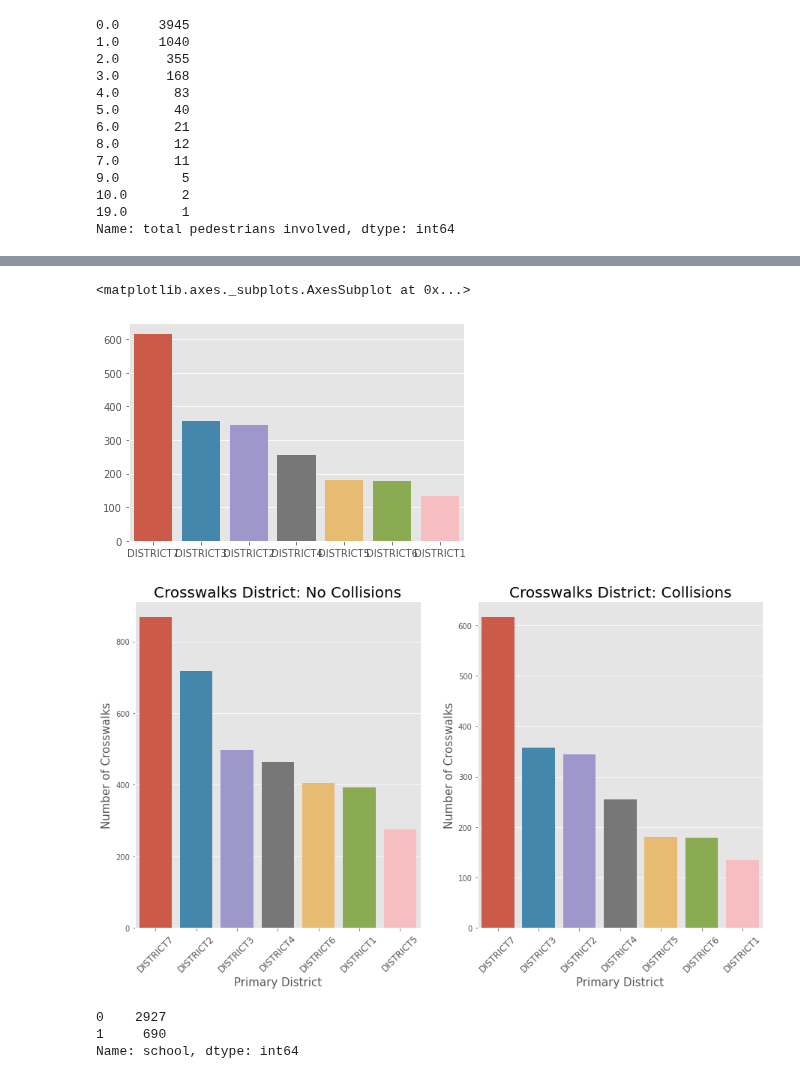
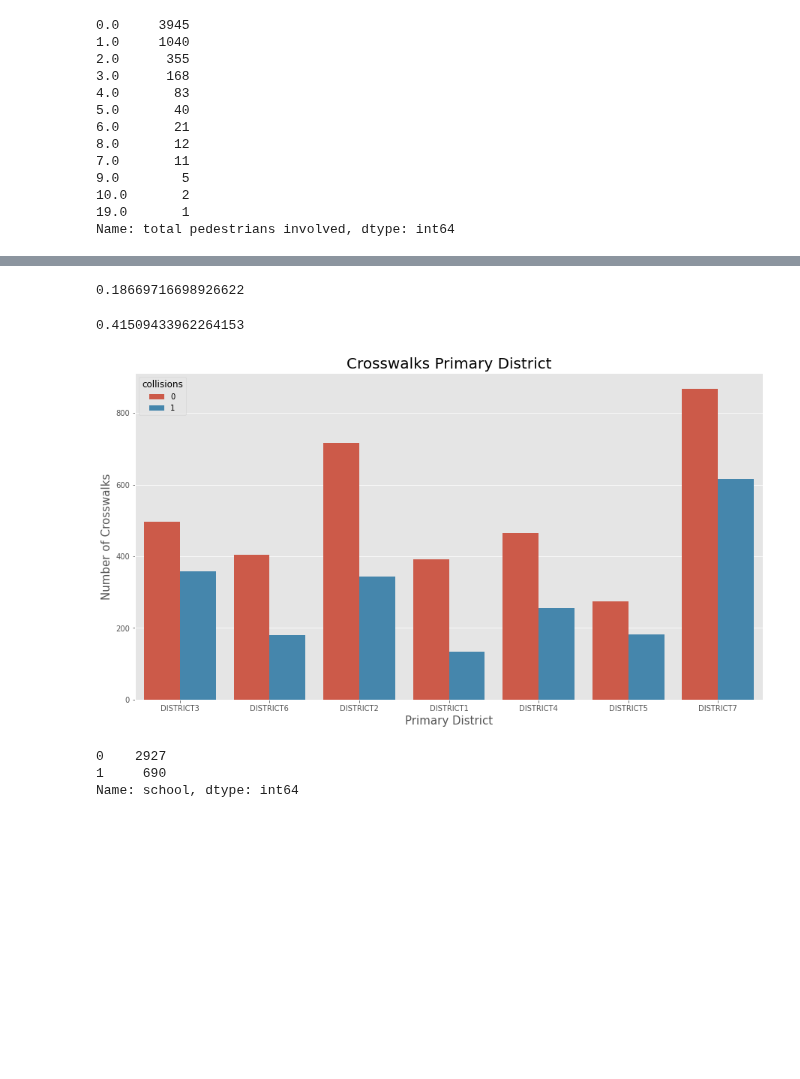
Before and after one commit to DataCircles/traffic_collisions_ml_team1, a Jupyter notebook: notebooks/cindy_severity_eda.ipynb, the cells around one changed output, grey strips where cells are left out. Cells and saved outputs as stored; diff of their text form; code cells hidden in the pictures; blank space fills up the shorter version.

Commit message:
add graphs and plots for crosswalks/circles

```diff
--- a/notebooks/cindy_severity_eda.ipynb
+++ b/notebooks/cindy_severity_eda.ipynb
@@ -375,32 +440,29 @@ xw_no = crosswalks[crosswalks['collisions'] == 0].copy()
+# %%
+1061/len(crosswalks['primarydistrictcd'])
+# %% [output]
+0.18669716698926622
+# %%
+len(crosswalks[(crosswalks['primarydistrictcd']=='DISTRICT7')& (crosswalks['collisions']==1)]) / len(crosswalks[(crosswalks['primarydistrictcd']=='DISTRICT7')])
+# %% [output]
+0.41509433962264153
 # %%
-fig, ax = plt.subplots(figsize=(10,5))
+fig, ax = plt.subplots(figsize=(15,8))
 
-sns.barplot(xw_yes['primarydistrictcd'].value_counts().index,xw_yes['primarydistrictcd'].value_counts().values)
-ax.set_title('Crosswalks Collisions: Involved Pedestrians', fontsize=20, color='black')
-ax.set_ylabel('Number of Blocks', fontsize=15)
-ax.set_xlabel('Pedestrians Involved', fontsize=15);
-axes[1].set_xticklabels(axes[1].get_xticklabels(), rotation=45, fontsize=12);
+sns.countplot(crosswalks['primarydistrictcd'],hue=crosswalks['collisions'])
+ax.set_title('Crosswalks Primary District', fontsize=20)
+ax.set_ylabel('Number of Crosswalks', fontsize=15)
+ax.set_xlabel('Primary District', fontsize=15)
+# ax.set_xticklabels(axes[0].get_xticklabels(), rotation=45, fontsize=12);
+
+# sns.barplot(xw_yes['primarydistrictcd'].value_counts().index,xw_yes['primarydistrictcd'].value_counts().values, ax=axes[1])
+# axes[1].set_title('Crosswalks District: Collisions', fontsize=20)
+# axes[1].set_ylabel('Number of Crosswalks', fontsize=15)
+# axes[1].set_xlabel('Primary District', fontsize=15)
+# axes[1].set_xticklabels(axes[1].get_xticklabels(), rotation=45, fontsize=12);
+
+# plt.savefig('../reports/figures/crosswalk_districts.png')
 # %% [output]
-<matplotlib.axes._subplots.AxesSubplot at 0x...>
-[figure, old version]
+[figure, new version]
-# %%
-fig, axes = plt.subplots(1,2,figsize=(15,8))
-
-sns.barplot(xw_no['primarydistrictcd'].value_counts().index,xw_no['primarydistrictcd'].value_counts().values, ax=axes[0])
-axes[0].set_title('Crosswalks District: No Collisions', fontsize=20)
-axes[0].set_ylabel('Number of Crosswalks', fontsize=15)
-axes[0].set_xlabel('Primary District', fontsize=15)
-axes[0].set_xticklabels(axes[0].get_xticklabels(), rotation=45, fontsize=12);
-
-sns.barplot(xw_yes['primarydistrictcd'].value_counts().index,xw_yes['primarydistrictcd'].value_counts().values, axes[1])
-axes[1].set_title('Crosswalks District: Collisions', fontsize=20)
-axes[1].set_ylabel('Number of Crosswalks', fontsize=15)
-axes[1].set_xlabel('Primary District', fontsize=15)
-axes[1].set_xticklabels(axes[1].get_xticklabels(), rotation=45, fontsize=12);
-
-# plt.savefig('../reports/figures/blocks_artdescript.png')
-# %% [output]
-[figure, removed]
 # %%
 xw_no['school'].value_counts()
 # %% [output]
```
Also changed, not shown: parts of 18 cells of this notebook, 10 other files.
